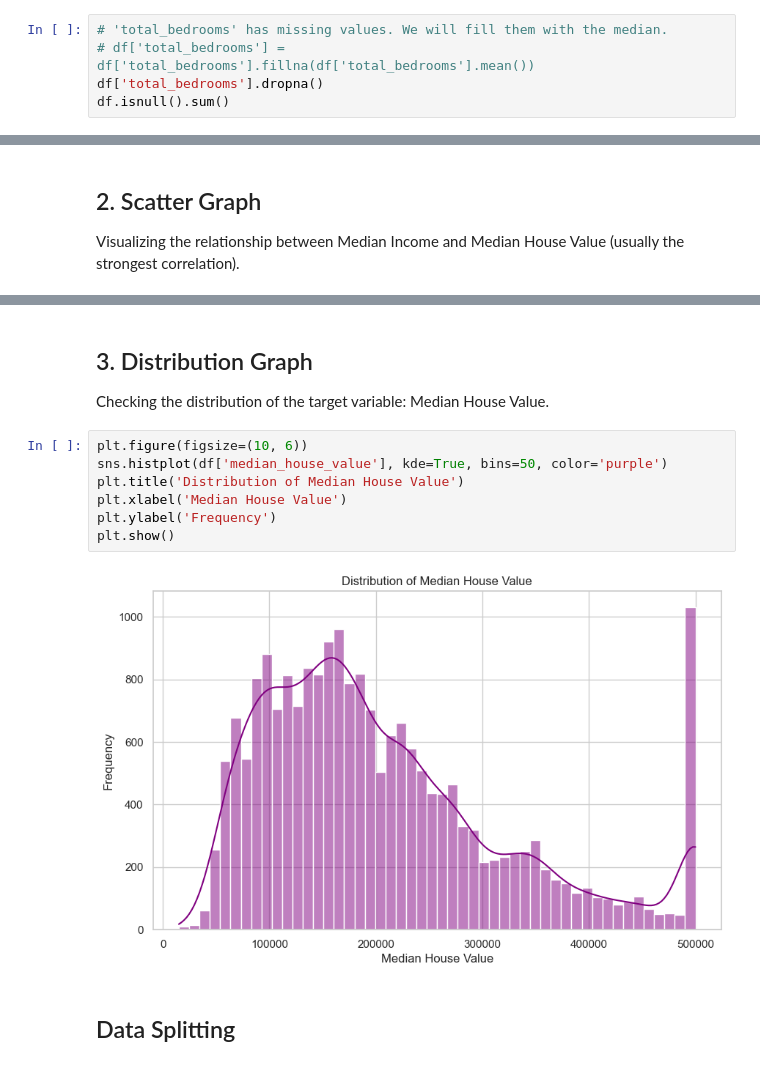
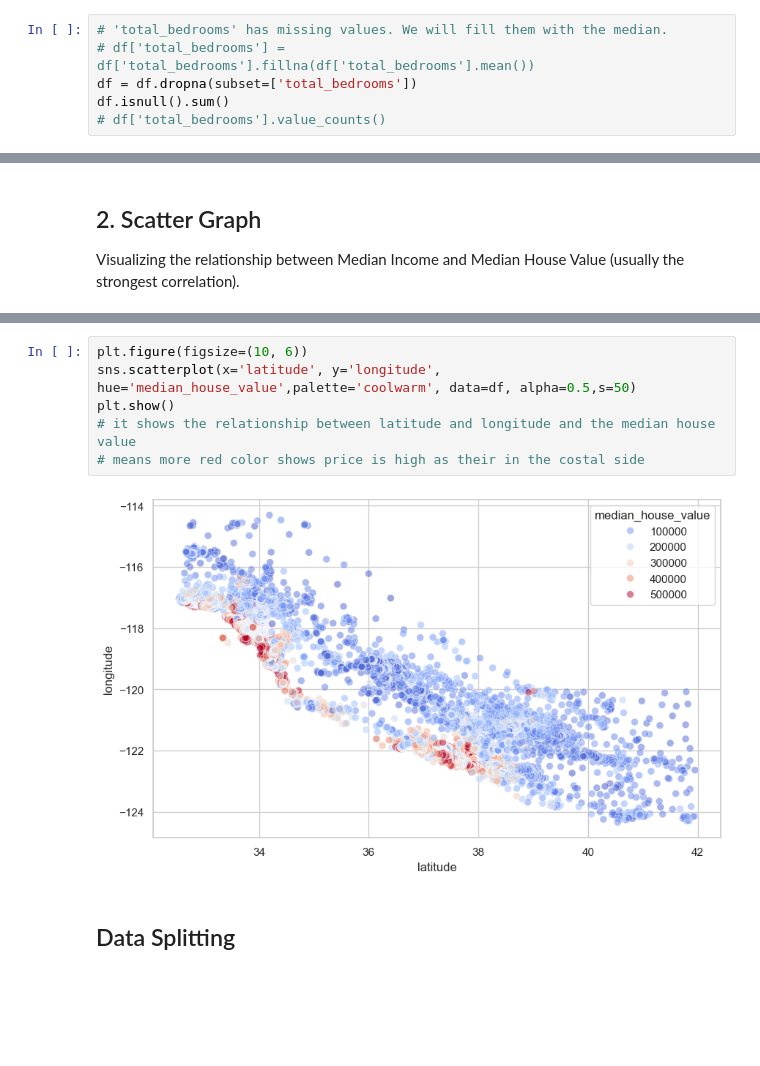
Before and after one commit to krithik-n25/House-Prediction-Model, a Jupyter notebook: model_training/house_price_prediction.ipynb, the cells around one changed output, grey strips where cells are left out. Cells and saved outputs as stored; diff of their text form; blank space fills up the shorter version.

```diff
--- a/model_training/house_price_prediction.ipynb
+++ b/model_training/house_price_prediction.ipynb
@@ -56,6 +66,7 @@ Name: count, dtype: int64
 # %%
 # 'total_bedrooms' has missing values. We will fill them with the median.
 # df['total_bedrooms'] = df['total_bedrooms'].fillna(df['total_bedrooms'].mean())
-df['total_bedrooms'].dropna()
+df = df.dropna(subset=['total_bedrooms'])
 df.isnull().sum()
+# df['total_bedrooms'].value_counts()
 # %% [output]
@@ -124,16 +125,11 @@ plt.show()
-# %% [markdown]
-## 3. Distribution Graph
-
-Checking the distribution of the target variable: Median House Value.
-# %%
-plt.figure(figsize=(10, 6))
-sns.histplot(df['median_house_value'], kde=True, bins=50, color='purple')
-plt.title('Distribution of Median House Value')
-plt.xlabel('Median House Value')
-plt.ylabel('Frequency')
-plt.show()
-# %% [output]
-[figure, removed]
+# %%
+plt.figure(figsize=(10, 6))
+sns.scatterplot(x='latitude', y='longitude', hue='median_house_value',palette='coolwarm', data=df, alpha=0.5,s=50)
+plt.show()
+# it shows the relationship between latitude and longitude and the median house value
+# means more red color shows price is high as their in the costal side
+# %% [output]
+[figure, added]
 # %% [markdown]
 ## Data Splitting
 # %%
```
Also changed, not shown: parts of 13 cells of this notebook, 4 other files.
